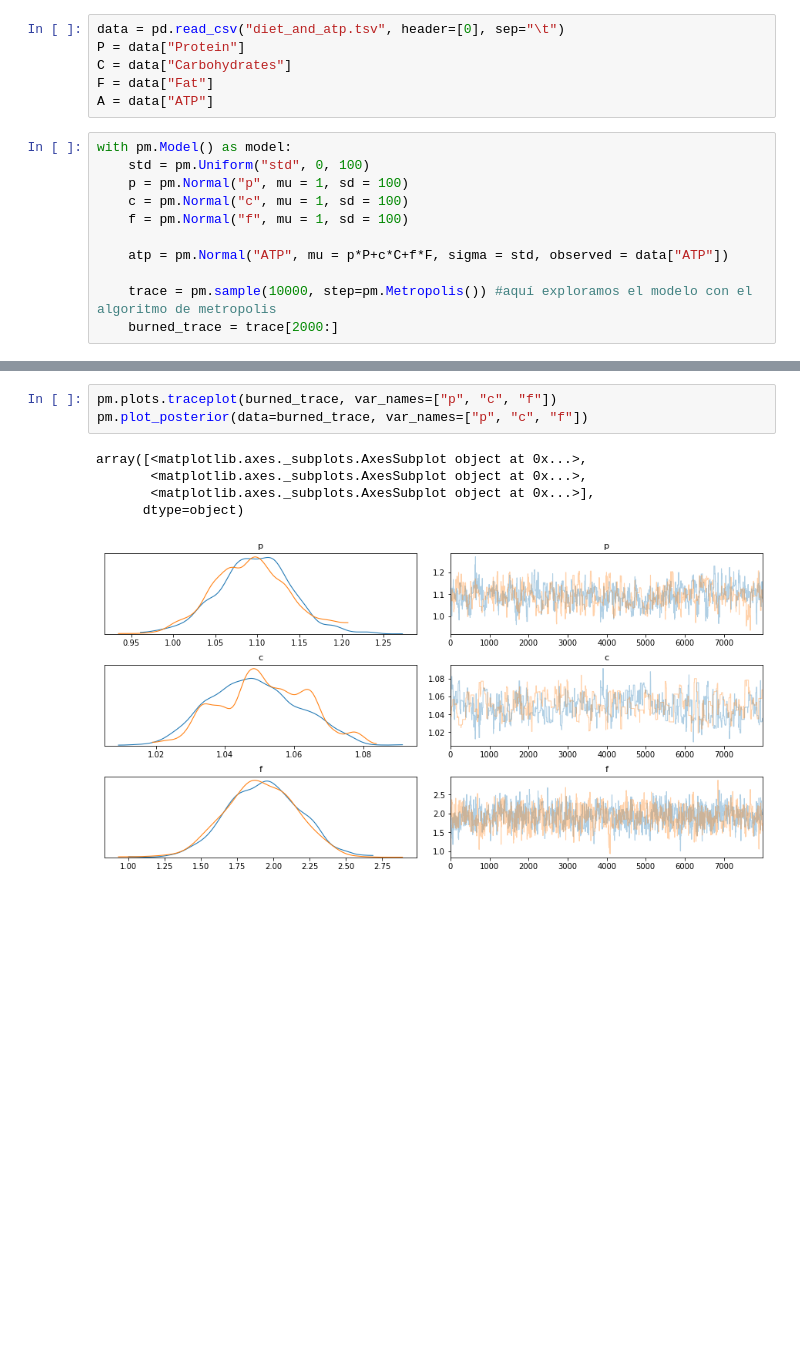
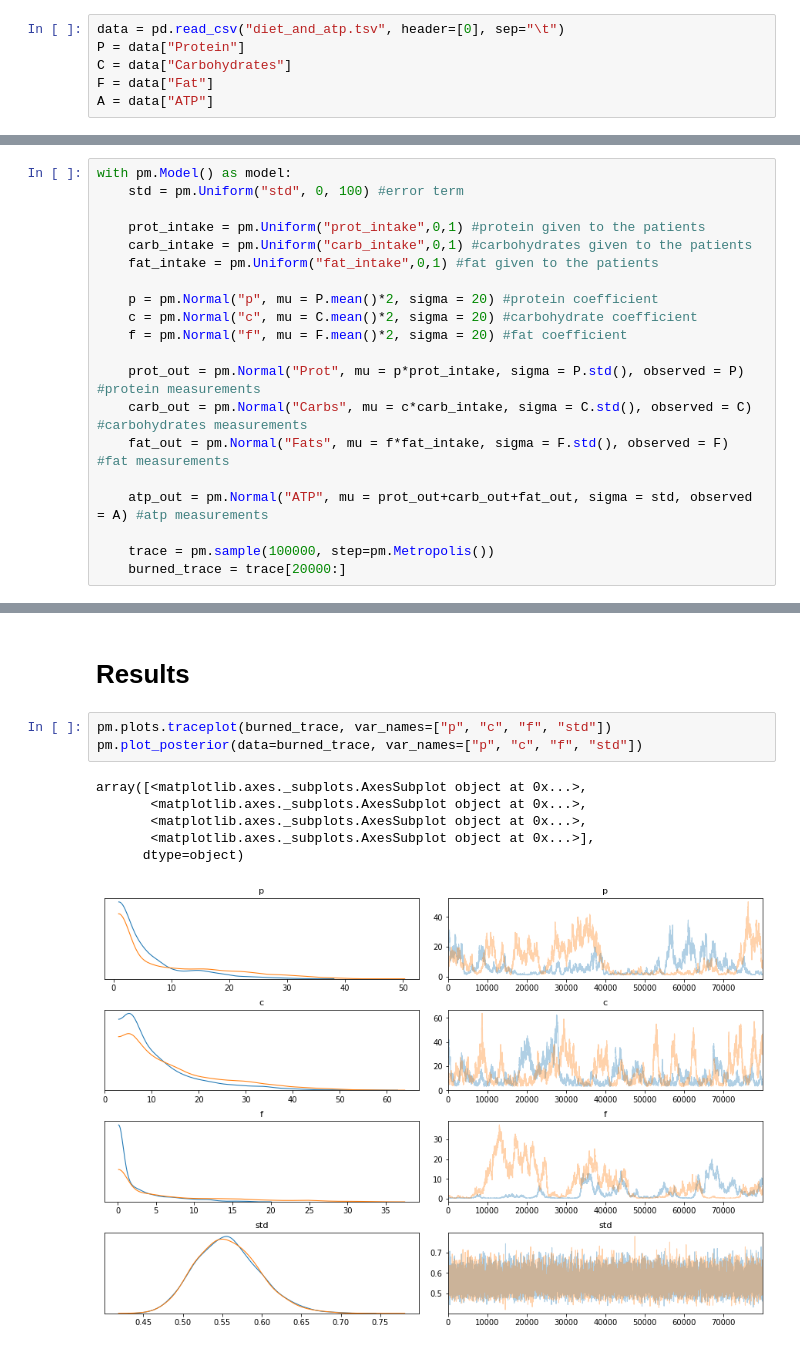
Before and after one commit to Argonvi/AST, a Jupyter notebook: WeeklyAssignment3.ipynb, the cells around one changed output, grey strips where cells are left out. Saved outputs shown, nothing was run; the diff lists cells and outputs as text; blank space fills up the shorter version.

```diff
--- a/WeeklyAssignment3.ipynb
+++ b/WeeklyAssignment3.ipynb
@@ -17,14 +17,3 @@ P = data["Protein"]
 C = data["Carbohydrates"]
 F = data["Fat"]
 A = data["ATP"]
-# %%
-with pm.Model() as model:
-    std = pm.Uniform("std", 0, 100)
-    p = pm.Normal("p", mu = 1, sd = 100)
-    c = pm.Normal("c", mu = 1, sd = 100)
-    f = pm.Normal("f", mu = 1, sd = 100)
-
-    atp = pm.Normal("ATP", mu = p*P+c*C+f*F, sigma = std, observed = data["ATP"])
-
-    trace = pm.sample(10000, step=pm.Metropolis()) #aquí exploramos el modelo con el algoritmo de metropolis
-    burned_trace = trace[2000:]
@@ -38,0 +48,20 @@ The number of effective samples is smaller than 10% for some parameters.
+# %%
+with pm.Model() as model:
+    std = pm.Uniform("std", 0, 100) #error term
+
+    prot_intake = pm.Uniform("prot_intake",0,1) #protein given to the patients
+    carb_intake = pm.Uniform("carb_intake",0,1) #carbohydrates given to the patients
+    fat_intake = pm.Uniform("fat_intake",0,1) #fat given to the patients
+
+    p = pm.Normal("p", mu = P.mean()*2, sigma = 20) #protein coefficient
+    c = pm.Normal("c", mu = C.mean()*2, sigma = 20) #carbohydrate coefficient
+    f = pm.Normal("f", mu = F.mean()*2, sigma = 20) #fat coefficient
+
+    prot_out = pm.Normal("Prot", mu = p*prot_intake, sigma = P.std(), observed = P) #protein measurements
+    carb_out = pm.Normal("Carbs", mu = c*carb_intake, sigma = C.std(), observed = C) #carbohydrates measurements
+    fat_out = pm.Normal("Fats", mu = f*fat_intake, sigma = F.std(), observed = F) #fat measurements
+
+    atp_out = pm.Normal("ATP", mu = prot_out+carb_out+fat_out, sigma = std, observed = A) #atp measurements
+
+    trace = pm.sample(100000, step=pm.Metropolis())
+    burned_trace = trace[20000:]
@@ -39,9 +80,12 @@ The number of effective samples is smaller than 10% for some parameters.
+# %% [markdown]
+# Results
 # %%
-pm.plots.traceplot(burned_trace, var_names=["p", "c", "f"])
-pm.plot_posterior(data=burned_trace, var_names=["p", "c", "f"])
+pm.plots.traceplot(burned_trace, var_names=["p", "c", "f", "std"])
+pm.plot_posterior(data=burned_trace, var_names=["p", "c", "f", "std"])
 # %% [output]
 array([<matplotlib.axes._subplots.AxesSubplot object at 0x...>,
+       <matplotlib.axes._subplots.AxesSubplot object at 0x...>,
        <matplotlib.axes._subplots.AxesSubplot object at 0x...>,
        <matplotlib.axes._subplots.AxesSubplot object at 0x...>],
       dtype=object)
-[figure, old version]
+[figure, new version]
```
Also changed, not shown: parts of 12 cells of this notebook.
